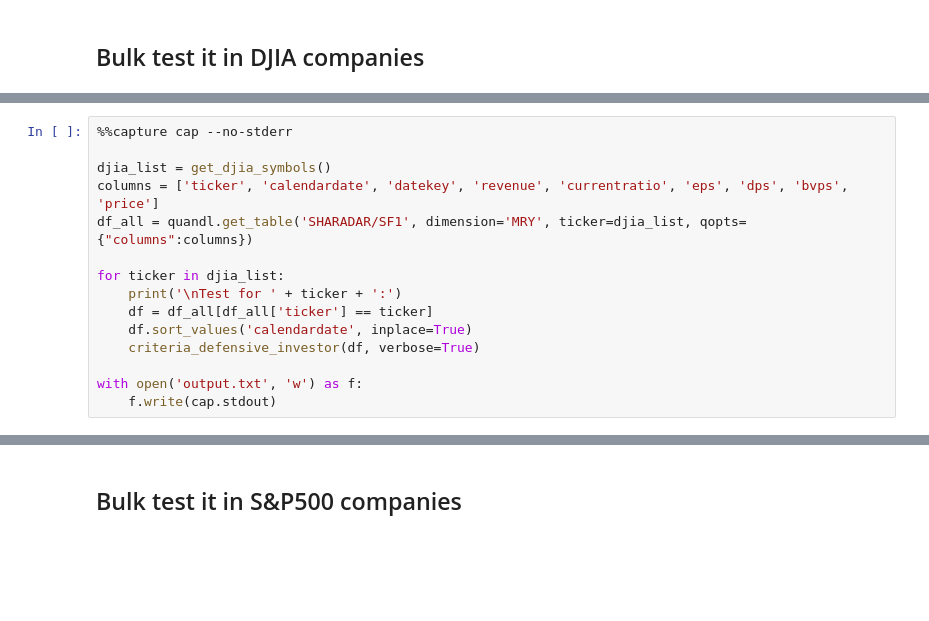
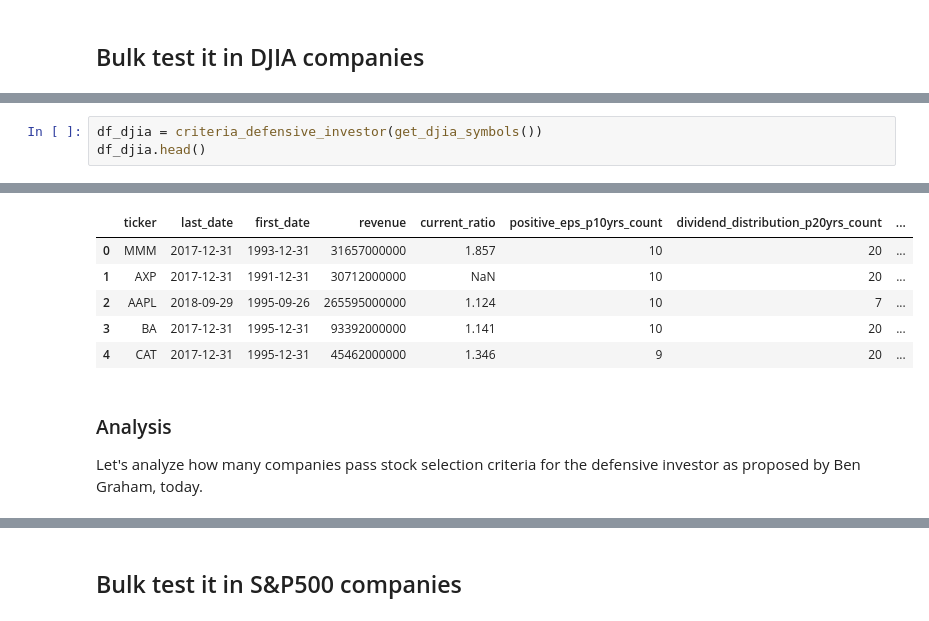
Before and after one commit to ucals/quandl, a Jupyter notebook: Stock Selection for the Defensive Investor.ipynb, the cells around one changed output, grey strips where cells are left out. Drawn from its saved outputs; the diff is of its cells as text; blank space fills up the shorter version.

Commit message:
Adding analysis

```diff
--- a/Stock Selection for the Defensive Investor.ipynb
+++ b/Stock Selection for the Defensive Investor.ipynb
@@ -149,15 +207,4 @@ def get_sp500_symbols():
-# %%
-%%capture cap --no-stderr
-
-djia_list = get_djia_symbols()
-columns = ['ticker', 'calendardate', 'datekey', 'revenue', 'currentratio', 'eps', 'dps', 'bvps', 'price']
-df_all = quandl.get_table('SHARADAR/SF1', dimension='MRY', ticker=djia_list, qopts={"columns":columns})
-
-for ticker in djia_list:
-    print('\nTest for ' + ticker + ':')
-    df = df_all[df_all['ticker'] == ticker]
-    df.sort_values('calendardate', inplace=True)
-    criteria_defensive_investor(df, verbose=True)
-
-with open('output.txt', 'w') as f:
-    f.write(cap.stdout)
+# %%
+df_djia = criteria_defensive_investor(get_djia_symbols())
+df_djia.head()
+# %% [output]
@@ -163,0 +212,9 @@ with open('output.txt', 'w') as f:
+|  | ticker | last_date | first_date | revenue | current_ratio | positive_eps_p10yrs_count | dividend_distribution_p20yrs_count | ... |
+| 0 | MMM | 2017-12-31 | 1993-12-31 | 31657000000 | 1.857 | 10 | 20 | ... |
+| 1 | AXP | 2017-12-31 | 1991-12-31 | 30712000000 | NaN | 10 | 20 | ... |
+| 2 | AAPL | 2018-09-29 | 1995-09-26 | 265595000000 | 1.124 | 10 | 7 | ... |
+| 3 | BA | 2017-12-31 | 1995-12-31 | 93392000000 | 1.141 | 10 | 20 | ... |
+| 4 | CAT | 2017-12-31 | 1995-12-31 | 45462000000 | 1.346 | 9 | 20 | ... |
+# %% [markdown]
+### Analysis
+Let's analyze how many companies pass stock selection criteria for the defensive investor as proposed by Ben Graham, today.
```
Also changed, not shown: parts of 24 cells of this notebook.
